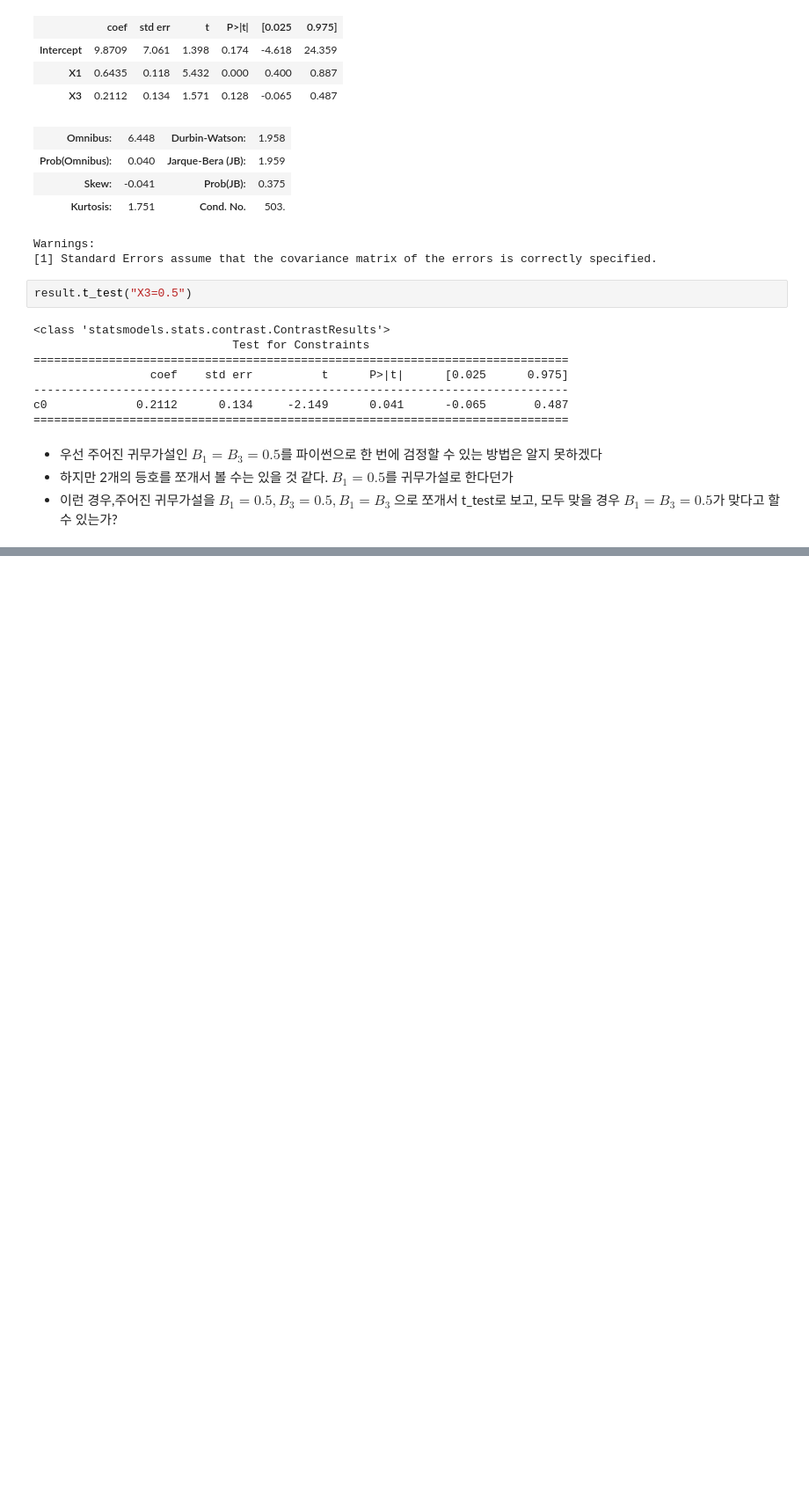
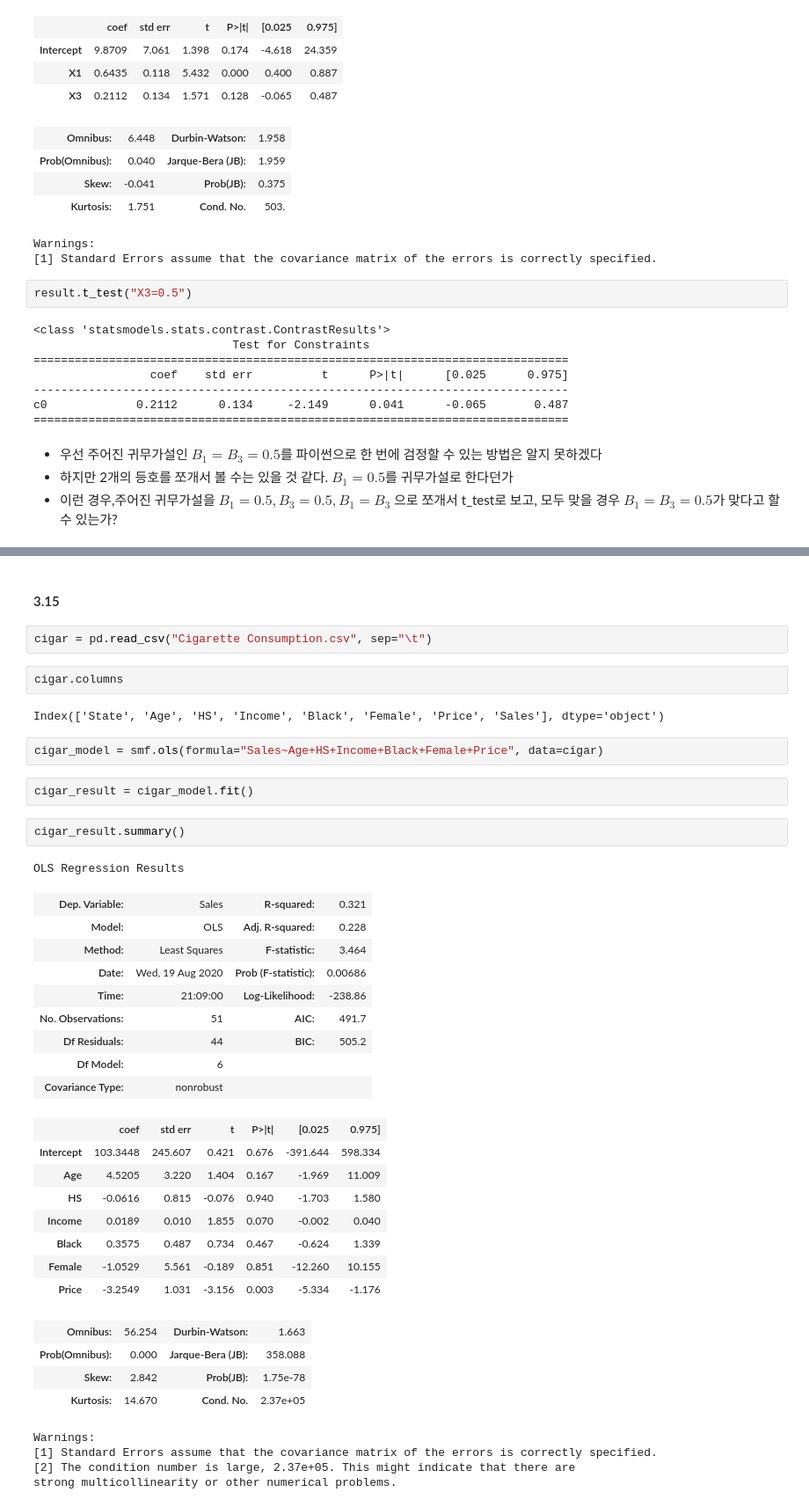
Before and after one commit to DongsuKang/RegressionAnalysisByExample, a Jupyter notebook: Chapter3_ans.ipynb, the cells around one changed output, grey strips where cells are left out. Shown at 88% size. Saved outputs shown, nothing was run; the diff lists cells and outputs as text; blank space fills up the shorter version.

```diff
--- a/Chapter3_ans.ipynb
+++ b/Chapter3_ans.ipynb
@@ -337,0 +336,41 @@ c0             0.2112      0.134     -2.149      0.041      -0.065       0.487
+# %% [markdown]
+#### 3.15
+# %%
+cigar = pd.read_csv("Cigarette Consumption.csv", sep="\t")
+# %%
+cigar.columns
+# %% [output]
+Index(['State', 'Age', 'HS', 'Income', 'Black', 'Female', 'Price', 'Sales'], dtype='object')
+# %%
+cigar_model = smf.ols(formula="Sales~Age+HS+Income+Black+Female+Price", data=cigar)
+# %%
+cigar_result = cigar_model.fit()
+# %%
+cigar_result.summary()
+# %% [output]
+OLS Regression Results
+| Dep. Variable: | Sales | R-squared: | 0.321 |
+| Model: | OLS | Adj. R-squared: | 0.228 |
+| Method: | Least Squares | F-statistic: | 3.464 |
+| Date: | Wed, 19 Aug 2020 | Prob (F-statistic): | 0.00686 |
+| Time: | 21:09:00 | Log-Likelihood: | -238.86 |
+| No. Observations: | 51 | AIC: | 491.7 |
+| Df Residuals: | 44 | BIC: | 505.2 |
+| Df Model: | 6 |  |  |
+| Covariance Type: | nonrobust |  |  |
+|  | coef | std err | t | P>|t| | [0.025 | 0.975] |
+| Intercept | 103.3448 | 245.607 | 0.421 | 0.676 | -391.644 | 598.334 |
+| Age | 4.5205 | 3.220 | 1.404 | 0.167 | -1.969 | 11.009 |
+| HS | -0.0616 | 0.815 | -0.076 | 0.940 | -1.703 | 1.580 |
+| Income | 0.0189 | 0.010 | 1.855 | 0.070 | -0.002 | 0.040 |
+| Black | 0.3575 | 0.487 | 0.734 | 0.467 | -0.624 | 1.339 |
+| Female | -1.0529 | 5.561 | -0.189 | 0.851 | -12.260 | 10.155 |
+| Price | -3.2549 | 1.031 | -3.156 | 0.003 | -5.334 | -1.176 |
+| Omnibus: | 56.254 | Durbin-Watson: | 1.663 |
+| Prob(Omnibus): | 0.000 | Jarque-Bera (JB): | 358.088 |
+| Skew: | 2.842 | Prob(JB): | 1.75e-78 |
+| Kurtosis: | 14.670 | Cond. No. | 2.37e+05 |
+Warnings:
+[1] Standard Errors assume that the covariance matrix of the errors is correctly specified.
+[2] The condition number is large, 2.37e+05. This might indicate that there are
+strong multicollinearity or other numerical problems.
```
Also changed, not shown: parts of 8 cells of this notebook, 1 other file.
